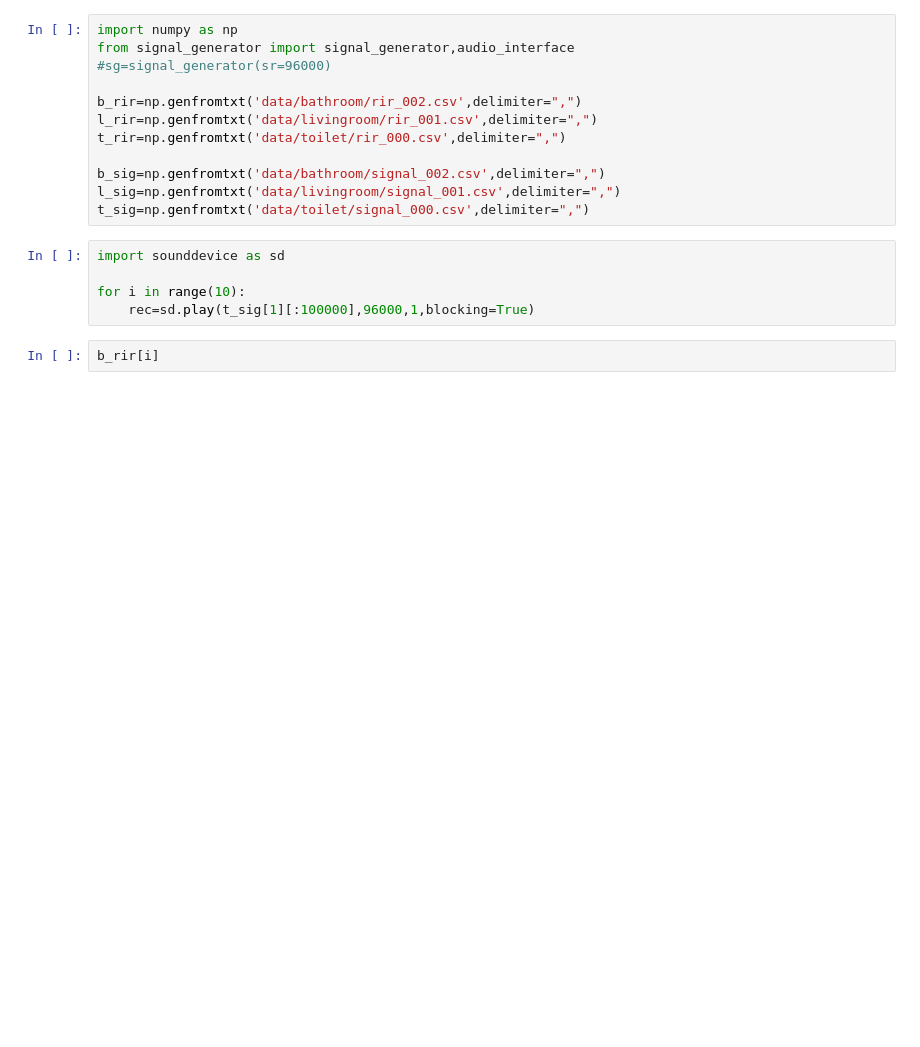
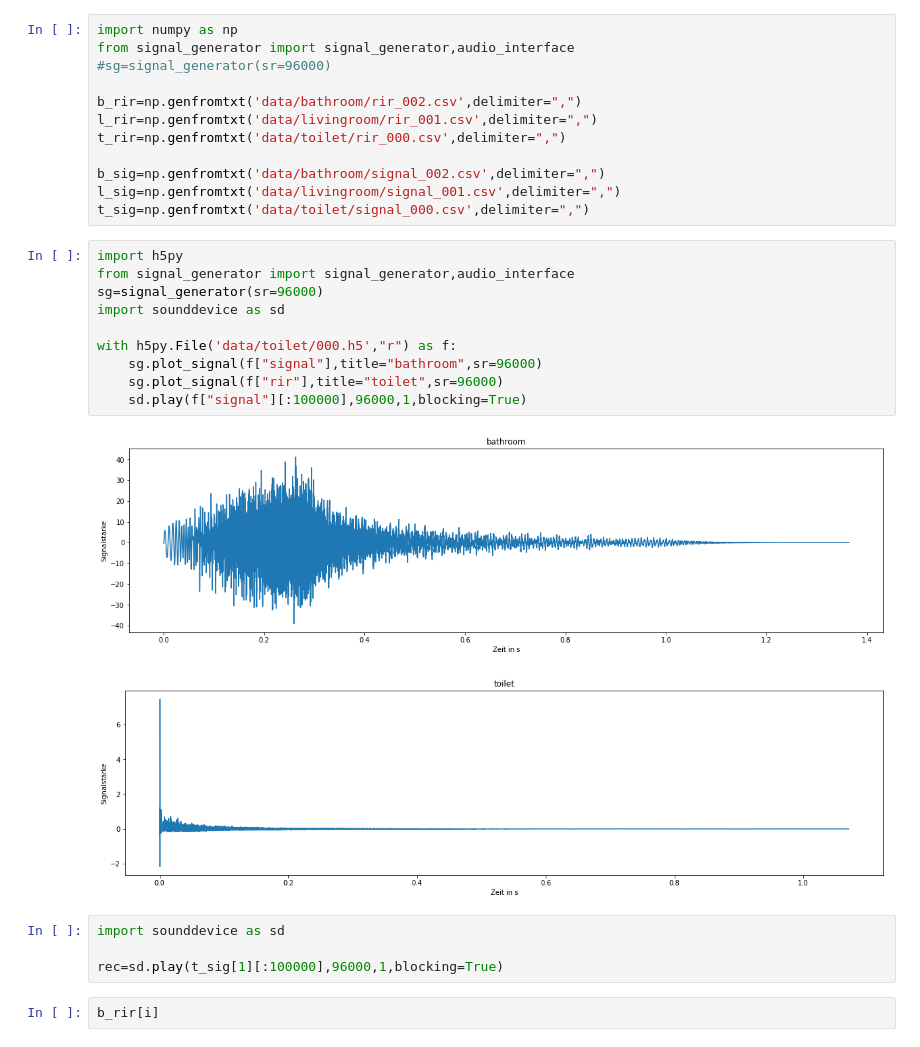
Before and after one commit to SimonWolf/echo_classification, a Jupyter notebook: components/Untitled.ipynb, the cells around one changed output. Cells and saved outputs as stored; diff of their text form; blank space fills up the shorter version.

```diff
--- a/components/Untitled.ipynb
+++ b/components/Untitled.ipynb
@@ -60,11 +60,23 @@ t_rir=np.genfromtxt('data/toilet/rir_000.csv',delimiter=",")
 b_sig=np.genfromtxt('data/bathroom/signal_002.csv',delimiter=",")
 l_sig=np.genfromtxt('data/livingroom/signal_001.csv',delimiter=",")
 t_sig=np.genfromtxt('data/toilet/signal_000.csv',delimiter=",")
+# %%
+import h5py
+from signal_generator import signal_generator,audio_interface
+sg=signal_generator(sr=96000)
+import sounddevice as sd
+
+with h5py.File('data/toilet/000.h5',"r") as f:
+    sg.plot_signal(f["signal"],title="bathroom",sr=96000)
+    sg.plot_signal(f["rir"],title="toilet",sr=96000)
+    sd.play(f["signal"][:100000],96000,1,blocking=True)
+# %% [output]
+[figure, added]
+[figure, added]
 # %%
 import sounddevice as sd
 
-for i in range(10):
-    rec=sd.play(t_sig[1][:100000],96000,1,blocking=True)
+rec=sd.play(t_sig[1][:100000],96000,1,blocking=True)
 # %%
 b_rir[i]
 # %% [output]
```
Also changed, not shown: 7 other files.
